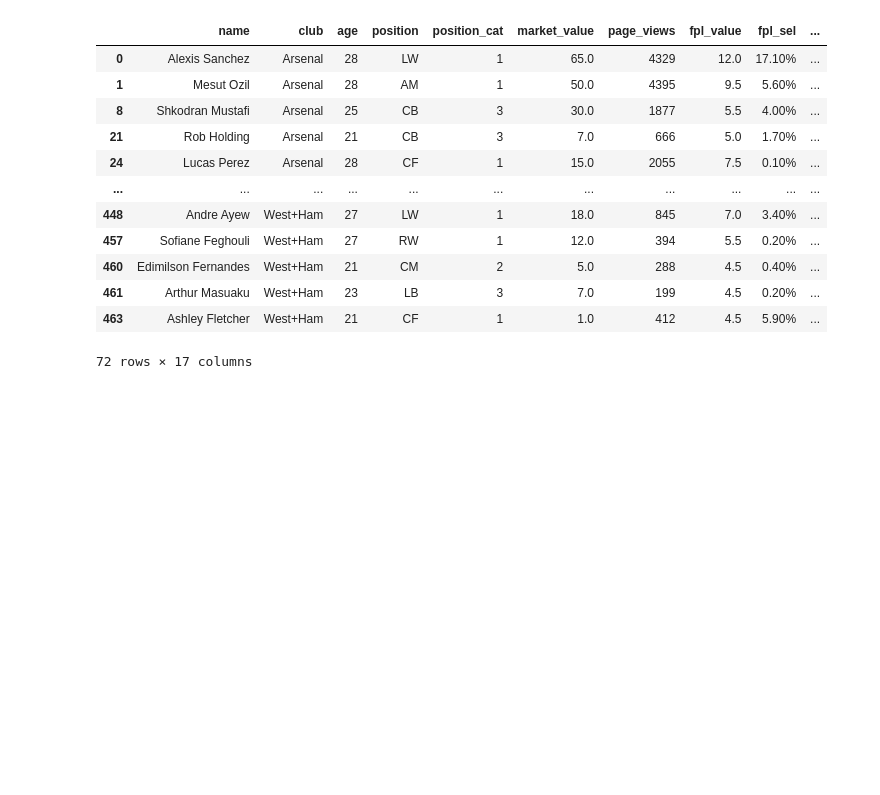
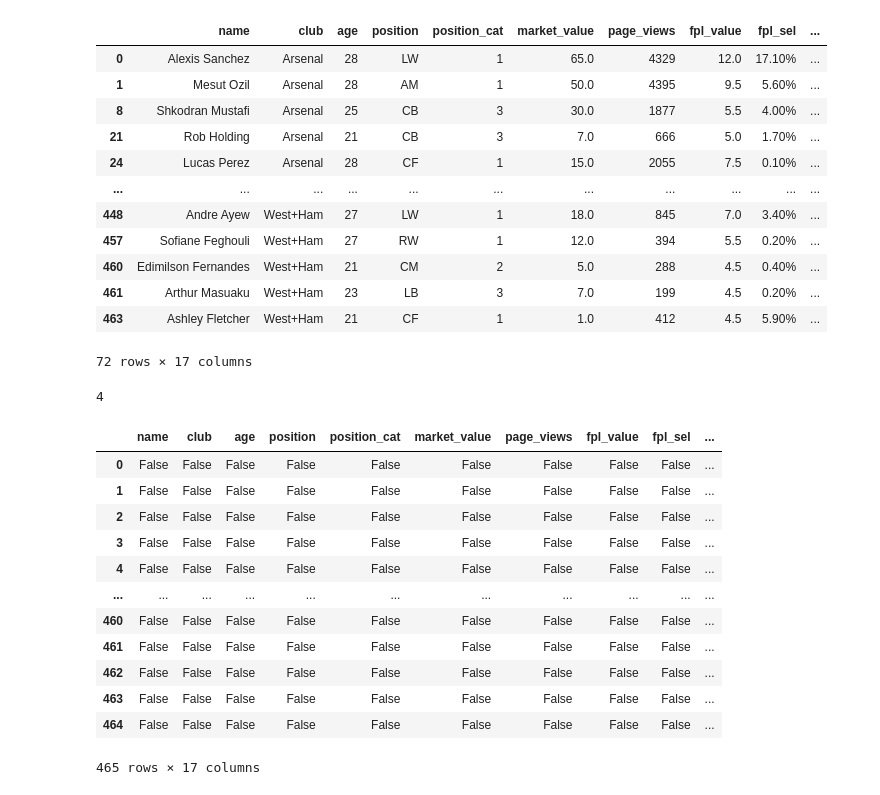
Before and after one commit to mikewenner/Data_Science, a Jupyter notebook: pd_course/practice.ipynb, the cells around one changed output. Cells and saved outputs as stored; diff of their text form; code cells hidden in the pictures; blank space fills up the shorter version.

```diff
--- a/pd_course/practice.ipynb
+++ b/pd_course/practice.ipynb
@@ -262,3 +262,25 @@ players[(players.page_views > 4000) ^ (players.new_signing == 1)]
 | 461 | Arthur Masuaku | West+Ham | 23 | LB | 3 | 7.0 | 199 | 4.5 | 0.20% | ... |
 | 463 | Ashley Fletcher | West+Ham | 21 | CF | 1 | 1.0 | 412 | 4.5 | 5.90% | ... |
 72 rows × 17 columns
+# %%
+# how many nulls in the df?
+players.isnull().sum().sum()
+# %% [output]
+4
+# %%
+# where are the 4 nulls?
+players.isnull()
+# %% [output]
+|  | name | club | age | position | position_cat | market_value | page_views | fpl_value | fpl_sel | ... |
+| 0 | False | False | False | False | False | False | False | False | False | ... |
+| 1 | False | False | False | False | False | False | False | False | False | ... |
+| 2 | False | False | False | False | False | False | False | False | False | ... |
+| 3 | False | False | False | False | False | False | False | False | False | ... |
+| 4 | False | False | False | False | False | False | False | False | False | ... |
+| ... | ... | ... | ... | ... | ... | ... | ... | ... | ... | ... |
+| 460 | False | False | False | False | False | False | False | False | False | ... |
+| 461 | False | False | False | False | False | False | False | False | False | ... |
+| 462 | False | False | False | False | False | False | False | False | False | ... |
+| 463 | False | False | False | False | False | False | False | False | False | ... |
+| 464 | False | False | False | False | False | False | False | False | False | ... |
+465 rows × 17 columns
```
Also changed, not shown: parts of 2 cells of this notebook.
